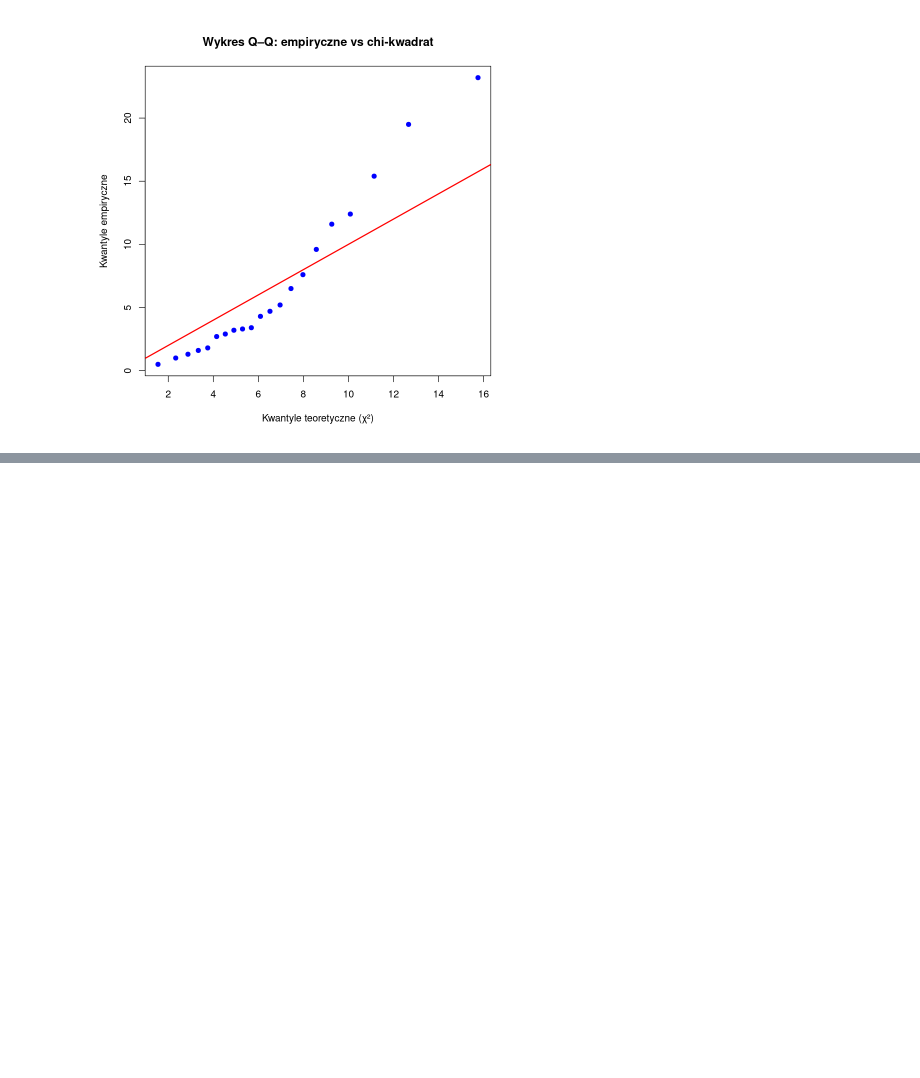
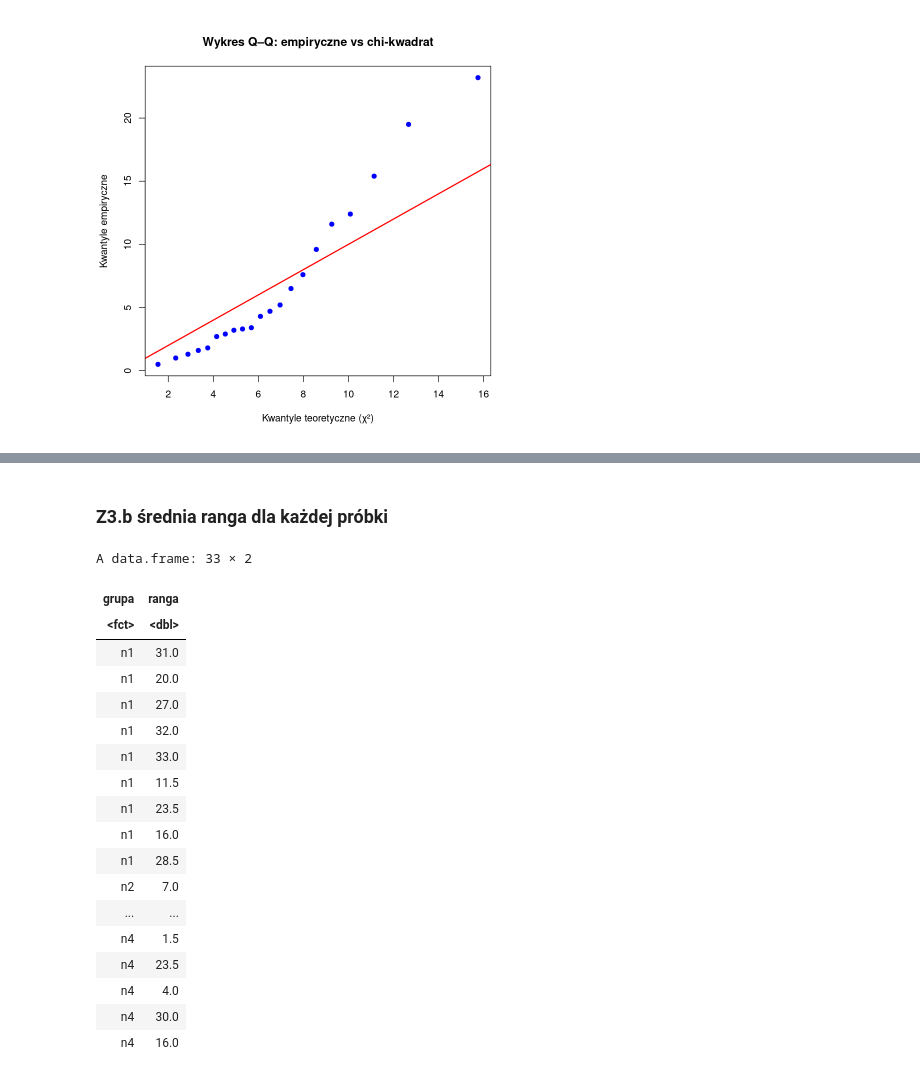
Before and after one commit to Kotmin/R-Planowanie-Eksperymentu, a Jupyter notebook: Zadania.ipynb, the cells around one changed output, grey strips where cells are left out. Saved outputs shown, nothing was run; the diff lists cells and outputs as text; code cells hidden in the pictures; blank space fills up the shorter version.

```diff
--- a/Zadania.ipynb
+++ b/Zadania.ipynb
@@ -300,0 +342,9 @@ Wykres Q-Q wspiera wynik testu KS z punktu a.
+# %%
+plony <- c(n1, n2, n3, n4)
+# %%
+grupy <- factor(c(
+  rep("n1", length(n1)),
+  rep("n2", length(n2)),
+  rep("n3", length(n3)),
+  rep("n4", length(n4))
+))
@@ -300,0 +386,34 @@ Wykres Q-Q wspiera wynik testu KS z punktu a.
+# %% [markdown]
+### Z3.b średnia ranga dla każdej próbki
+# %%
+# plony – wszystkie obserwacje
+# grupy – wektor etykiet grupowych
+
+rangi <- rank(plony)
+# %%
+df_rangi <- data.frame(
+  grupa = grupy,
+  ranga = rangi
+)
+# %%
+df_rangi
+# %% [output]
+A data.frame: 33 × 2
+| grupa | ranga |
+| <fct> | <dbl> |
+| n1 | 31.0 |
+| n1 | 20.0 |
+| n1 | 27.0 |
+| n1 | 32.0 |
+| n1 | 33.0 |
+| n1 | 11.5 |
+| n1 | 23.5 |
+| n1 | 16.0 |
+| n1 | 28.5 |
+| n2 | 7.0 |
+| ... | ... |
+| n4 | 1.5 |
+| n4 | 23.5 |
+| n4 | 4.0 |
+| n4 | 30.0 |
+| n4 | 16.0 |
```
Also changed, not shown: parts of 12 cells of this notebook, 1 other file.
